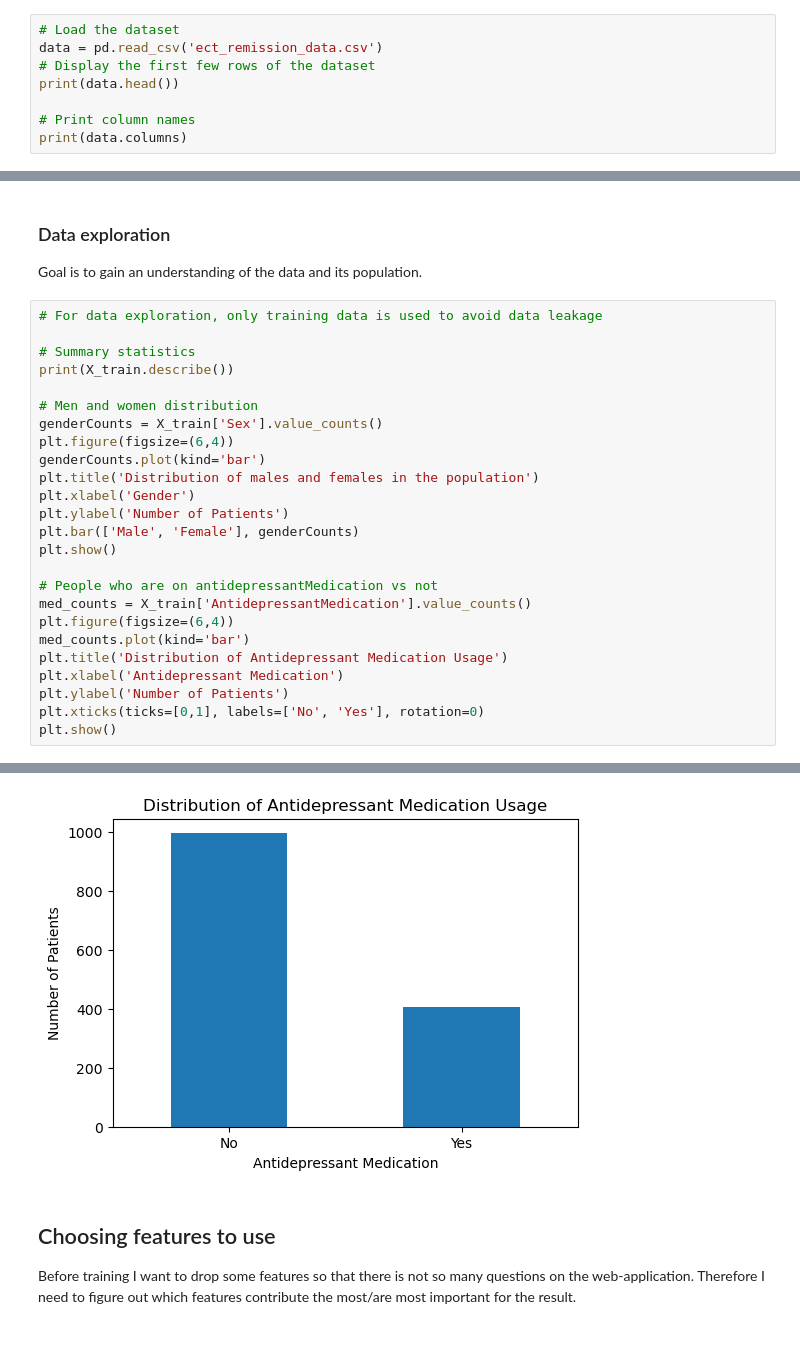
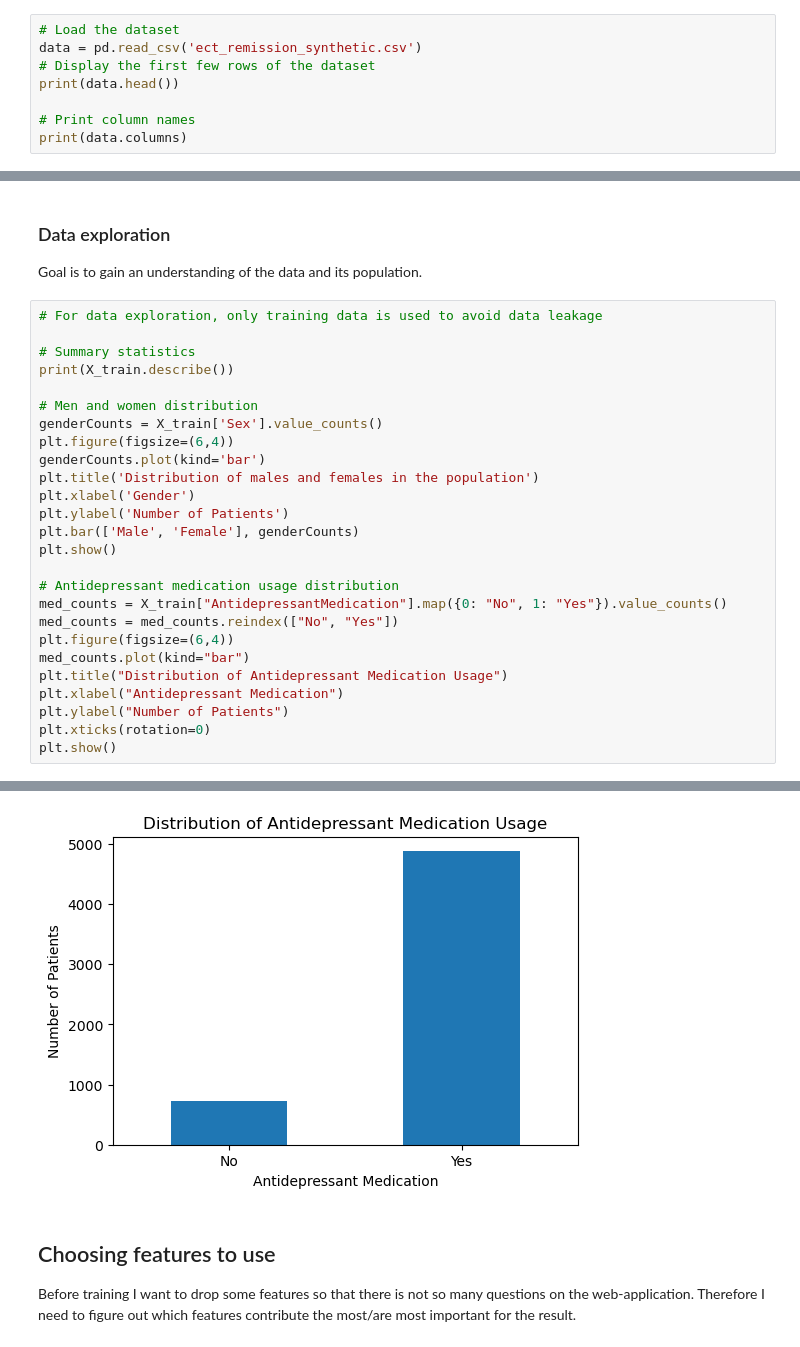
Before and after one commit to sofie-aa/Master-Thesis, a Jupyter notebook: Code/data_processing.ipynb, the cells around one changed output, grey strips where cells are left out. Saved outputs shown, nothing was run; the diff lists cells and outputs as text.

```diff
--- a/Code/data_processing.ipynb
+++ b/Code/data_processing.ipynb
@@ -21,7 +21,7 @@ from sklearn.metrics import accuracy_score, precision_score, recall_score, f1_sc
 from sklearn.model_selection import GridSearchCV
 # %%
 # Load the dataset
-data = pd.read_csv('ect_remission_data.csv')
+data = pd.read_csv('ect_remission_synthetic.csv')
 # Display the first few rows of the dataset
 print(data.head())
 
@@ -79,14 +79,15 @@ plt.ylabel('Number of Patients')
 plt.bar(['Male', 'Female'], genderCounts)
 plt.show()
 
-# People who are on antidepressantMedication vs not
-med_counts = X_train['AntidepressantMedication'].value_counts()
+# Antidepressant medication usage distribution
+med_counts = X_train["AntidepressantMedication"].map({0: "No", 1: "Yes"}).value_counts()
+med_counts = med_counts.reindex(["No", "Yes"])
 plt.figure(figsize=(6,4))
-med_counts.plot(kind='bar')
-plt.title('Distribution of Antidepressant Medication Usage')
-plt.xlabel('Antidepressant Medication')
-plt.ylabel('Number of Patients')
-plt.xticks(ticks=[0,1], labels=['No', 'Yes'], rotation=0)
+med_counts.plot(kind="bar")
+plt.title("Distribution of Antidepressant Medication Usage")
+plt.xlabel("Antidepressant Medication")
+plt.ylabel("Number of Patients")
+plt.xticks(rotation=0)
 plt.show()
 # %% [output]
        PsychoticFeatures  SubstanceUse  PersonalityDisorder  AnxietyDisorder  \
@@ -110,4 +113,4 @@ max           1.000000                 1.000000
-[figure, old version]
+[figure, new version]
 # %% [markdown]
 ## Choosing features to use
 
```
Also changed, not shown: parts of 26 cells of this notebook.
